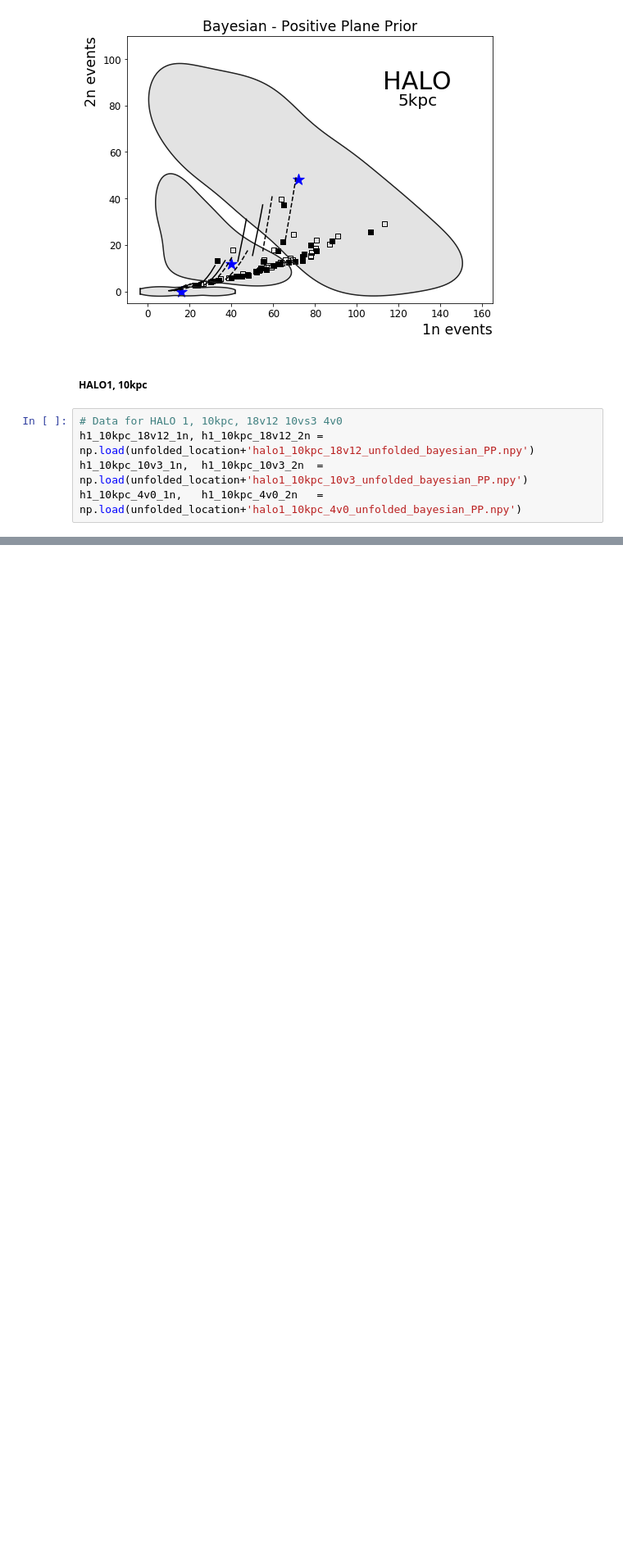
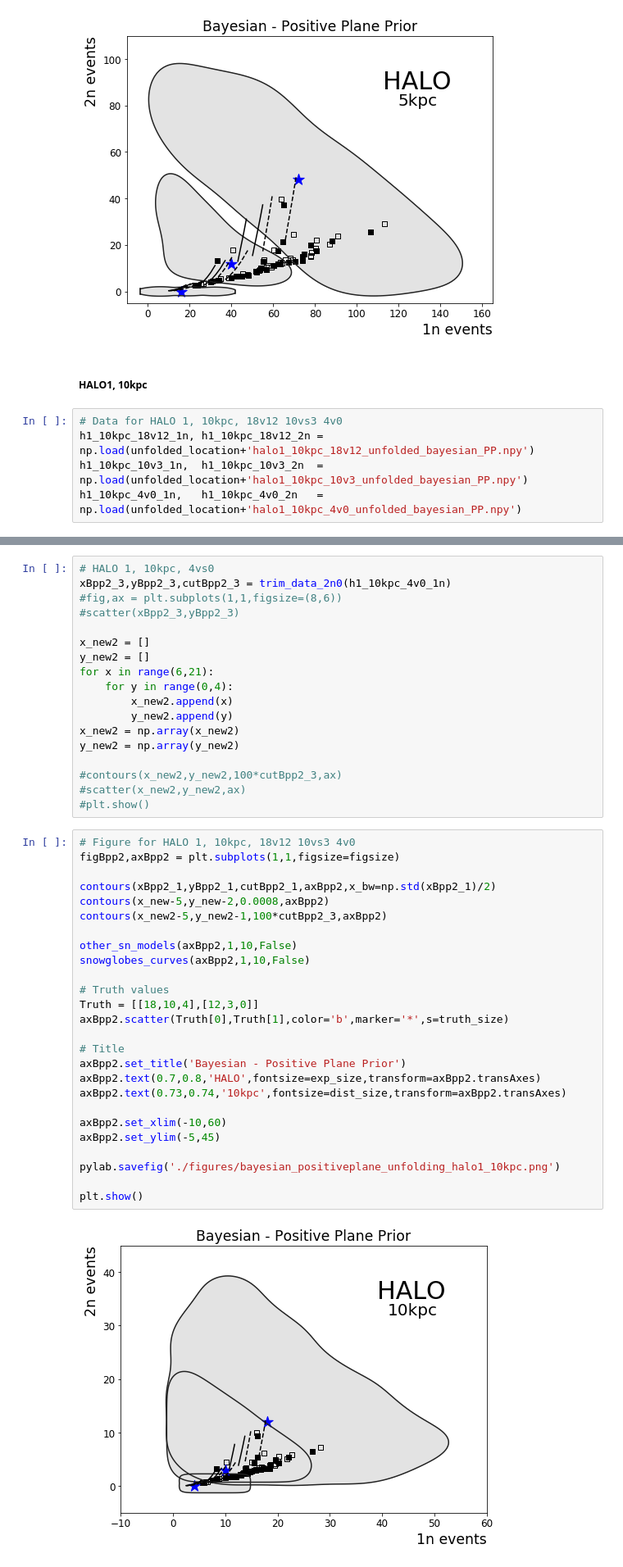
Before and after one commit to jfcrenshaw/halo, a Jupyter notebook: unfolding_plots.ipynb, the cells around one changed output, grey strips where cells are left out. Shown: that part at 82% size. Drawn from its saved outputs; the diff is of its cells as text; blank space fills up the shorter version.

```diff
--- a/unfolding_plots.ipynb
+++ b/unfolding_plots.ipynb
@@ -350,0 +346,46 @@ fig,ax = plt.subplots(1,1,figsize=(8,6))
+# %%
+# HALO 1, 10kpc, 4vs0
+xBpp2_3,yBpp2_3,cutBpp2_3 = trim_data_2n0(h1_10kpc_4v0_1n)
+#fig,ax = plt.subplots(1,1,figsize=(8,6))
+#scatter(xBpp2_3,yBpp2_3)
+
+x_new2 = []
+y_new2 = []
+for x in range(6,21):
+    for y in range(0,4):
+        x_new2.append(x)
+        y_new2.append(y)
+x_new2 = np.array(x_new2)
+y_new2 = np.array(y_new2)
+
+#contours(x_new2,y_new2,100*cutBpp2_3,ax)
+#scatter(x_new2,y_new2,ax)
+#plt.show()
+# %%
+# Figure for HALO 1, 10kpc, 18v12 10vs3 4v0
+figBpp2,axBpp2 = plt.subplots(1,1,figsize=figsize)
+
+contours(xBpp2_1,yBpp2_1,cutBpp2_1,axBpp2,x_bw=np.std(xBpp2_1)/2)
+contours(x_new-5,y_new-2,0.0008,axBpp2)
+contours(x_new2-5,y_new2-1,100*cutBpp2_3,axBpp2)
+
+other_sn_models(axBpp2,1,10,False)
+snowglobes_curves(axBpp2,1,10,False)
+
+# Truth values
+Truth = [[18,10,4],[12,3,0]]
+axBpp2.scatter(Truth[0],Truth[1],color='b',marker='*',s=truth_size)
+
+# Title
+axBpp2.set_title('Bayesian - Positive Plane Prior')
+axBpp2.text(0.7,0.8,'HALO',fontsize=exp_size,transform=axBpp2.transAxes)
+axBpp2.text(0.73,0.74,'10kpc',fontsize=dist_size,transform=axBpp2.transAxes)
+
+axBpp2.set_xlim(-10,60)
+axBpp2.set_ylim(-5,45)
+
+pylab.savefig('./figures/bayesian_positiveplane_unfolding_halo1_10kpc.png')
+
+plt.show()
+# %% [output]
+[figure, added]
```
Also changed, not shown: parts of 25 cells of this notebook, 5 other files.
